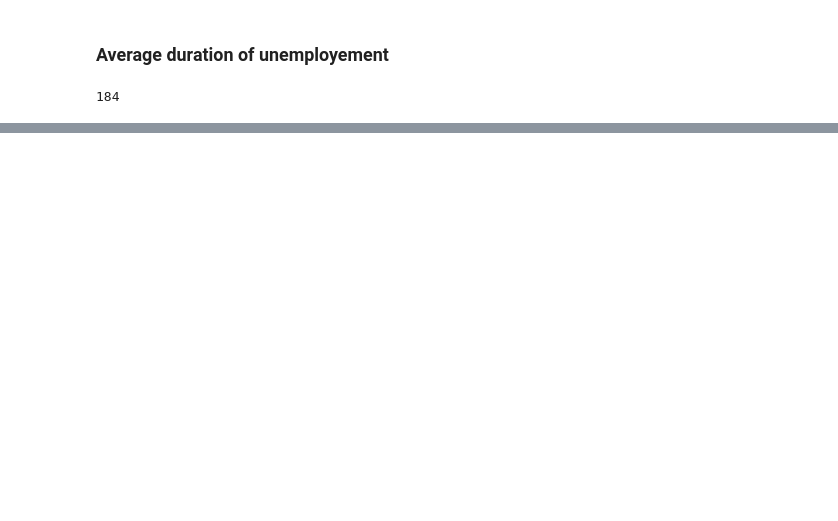
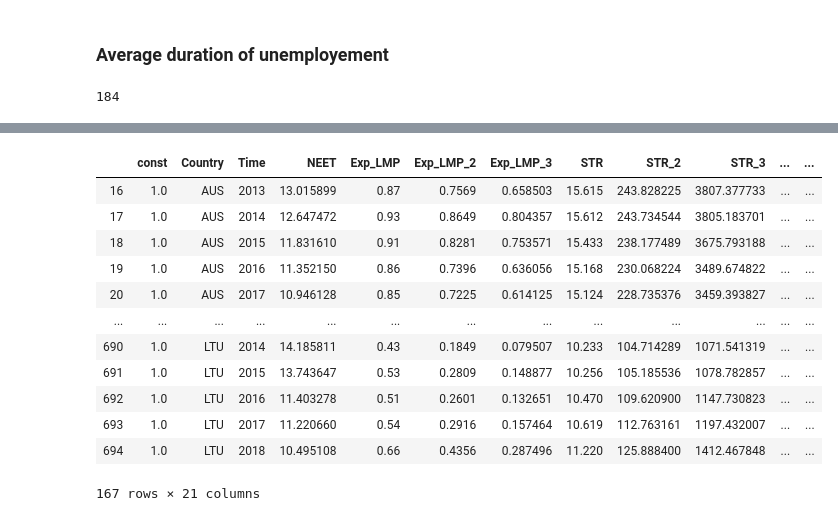
Before and after one commit to Victor-Manach/MODS206, a Jupyter notebook: General_dataset_creation.ipynb, the cells around one changed output, grey strips where cells are left out. Cells and saved outputs as stored; diff of their text form; code cells hidden in the pictures; blank space fills up the shorter version.

```diff
--- a/General_dataset_creation.ipynb
+++ b/General_dataset_creation.ipynb
@@ -103,3 +105,5 @@ for el in df.itertuples():
 df['STR']= list_value
 df['STR_2']=df['STR']**2
 df['STR_3']=df['STR']**3
+# %%
+df=df.dropna()
@@ -298,2 +382,19 @@ df['Avg_dur_unemployment'] = list_value
+# %%
+df = sm.add_constant(df)
+df
+# %% [output]
+|  | const | Country | Time | NEET | Exp_LMP | Exp_LMP_2 | Exp_LMP_3 | STR | STR_2 | STR_3 | ... | ... |
+| 16 | 1.0 | AUS | 2013 | 13.015899 | 0.87 | 0.7569 | 0.658503 | 15.615 | 243.828225 | 3807.377733 | ... | ... |
+| 17 | 1.0 | AUS | 2014 | 12.647472 | 0.93 | 0.8649 | 0.804357 | 15.612 | 243.734544 | 3805.183701 | ... | ... |
+| 18 | 1.0 | AUS | 2015 | 11.831610 | 0.91 | 0.8281 | 0.753571 | 15.433 | 238.177489 | 3675.793188 | ... | ... |
+| 19 | 1.0 | AUS | 2016 | 11.352150 | 0.86 | 0.7396 | 0.636056 | 15.168 | 230.068224 | 3489.674822 | ... | ... |
+| 20 | 1.0 | AUS | 2017 | 10.946128 | 0.85 | 0.7225 | 0.614125 | 15.124 | 228.735376 | 3459.393827 | ... | ... |
+| ... | ... | ... | ... | ... | ... | ... | ... | ... | ... | ... | ... | ... |
+| 690 | 1.0 | LTU | 2014 | 14.185811 | 0.43 | 0.1849 | 0.079507 | 10.233 | 104.714289 | 1071.541319 | ... | ... |
+| 691 | 1.0 | LTU | 2015 | 13.743647 | 0.53 | 0.2809 | 0.148877 | 10.256 | 105.185536 | 1078.782857 | ... | ... |
+| 692 | 1.0 | LTU | 2016 | 11.403278 | 0.51 | 0.2601 | 0.132651 | 10.470 | 109.620900 | 1147.730823 | ... | ... |
+| 693 | 1.0 | LTU | 2017 | 11.220660 | 0.54 | 0.2916 | 0.157464 | 10.619 | 112.763161 | 1197.432007 | ... | ... |
+| 694 | 1.0 | LTU | 2018 | 10.495108 | 0.66 | 0.4356 | 0.287496 | 11.220 | 125.888400 | 1412.467848 | ... | ... |
+167 rows × 21 columns
 # %%
 df.to_csv('./data/panel_data/Full_DB.csv',index=False)
```
Also changed, not shown: parts of 13 cells of this notebook, 3 other files.
